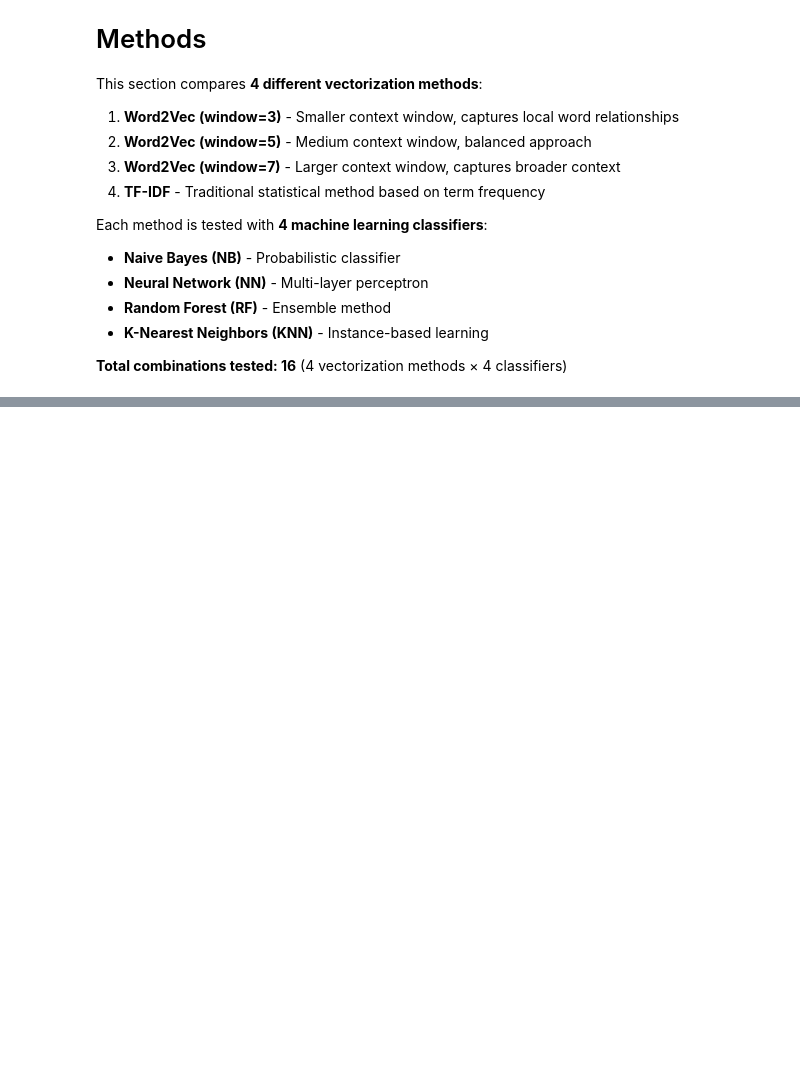
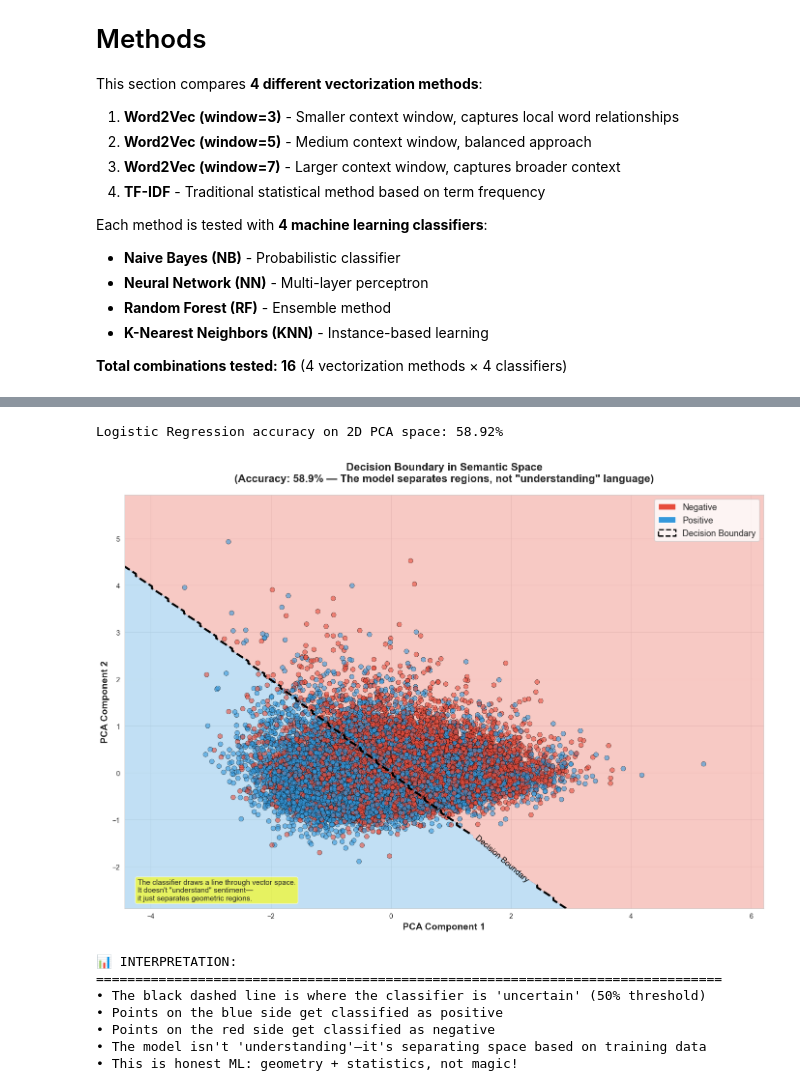
Before and after one commit to keshavagarwal2004dev/sentiment-analysis-using-word2vec, a Jupyter notebook: code.ipynb, the cells around one changed output, grey strips where cells are left out. Drawn from its saved outputs; the diff is of its cells as text; code cells hidden in the pictures; blank space fills up the shorter version.

```diff
--- a/code.ipynb
+++ b/code.ipynb
@@ -450,0 +867,78 @@ print("\n✓ Visualization saved as 'results_comparison.png'")
+# %%
+# Train a simple logistic regression on 2D PCA space
+clf = LogisticRegression(random_state=42, max_iter=1000)
+clf.fit(vectors_2d, all_labels)
+
+# Calculate accuracy
+accuracy = clf.score(vectors_2d, all_labels)
+print(f"Logistic Regression accuracy on 2D PCA space: {accuracy:.2%}")
+
+# Create mesh for decision boundary
+x_min, x_max = vectors_2d[:, 0].min() - 1, vectors_2d[:, 0].max() + 1
+y_min, y_max = vectors_2d[:, 1].min() - 1, vectors_2d[:, 1].max() + 1
+xx, yy = np.meshgrid(np.linspace(x_min, x_max, 200),
+                     np.linspace(y_min, y_max, 200))
+
+# Predict on mesh
+Z = clf.predict(np.c_[xx.ravel(), yy.ravel()])
+Z = Z.reshape(xx.shape)
+
+# Plot
+plt.figure(figsize=(14, 10))
+
+# Plot decision boundary
+plt.contourf(xx, yy, Z, alpha=0.3, levels=[-0.5, 0.5, 1.5],
+            colors=['#e74c3c', '#3498db'])
+
+# Plot decision line
+contour = plt.contour(xx, yy, Z, levels=[0.5], colors='black',
+                     linewidths=3, linestyles='--')
+plt.clabel(contour, inline=True, fontsize=12, fmt='Decision Boundary')
+
+# Plot points
+colors = ['#e74c3c' if label == 0 else '#3498db' for label in all_labels]
+plt.scatter(vectors_2d[:, 0], vectors_2d[:, 1],
+           c=colors, alpha=0.6, s=50, edgecolors='black', linewidth=0.5)
+
+# Legend
+from matplotlib.patches import Patch
+legend_elements = [
+    Patch(facecolor='#e74c3c', label='Negative'),
+    Patch(facecolor='#3498db', label='Positive'),
+    Patch(facecolor='none', edgecolor='black', linestyle='--',
+          linewidth=2, label='Decision Boundary')
+]
+plt.legend(handles=legend_elements, fontsize=13, loc='upper right')
+
+plt.xlabel('PCA Component 1', fontsize=14, fontweight='bold')
+plt.ylabel('PCA Component 2', fontsize=14, fontweight='bold')
+plt.title(f'Decision Boundary in Semantic Space\n(Accuracy: {accuracy:.1%} — The model separates regions, not "understanding" language)',
+          fontsize=16, fontweight='bold', pad=20)
+plt.grid(True, alpha=0.3)
+
+# Add annotation
+plt.text(0.02, 0.02,
+         'The classifier draws a line through vector space.\nIt doesn\'t "understand" sentiment—\nit just separates geometric regions.',
+         transform=plt.gca().transAxes, fontsize=11,
+         bbox=dict(boxstyle='round', facecolor='yellow', alpha=0.6))
+
+plt.tight_layout()
+plt.show()
+
+print("\n📊 INTERPRETATION:")
+print("="*80)
+print("• The black dashed line is where the classifier is 'uncertain' (50% threshold)")
+print("• Points on the blue side get classified as positive")
+print("• Points on the red side get classified as negative")
+print("• The model isn't 'understanding'—it's separating space based on training data")
+print("• This is honest ML: geometry + statistics, not magic!")
+# %% [output]
+Logistic Regression accuracy on 2D PCA space: 58.92%
+[figure, added]
+📊 INTERPRETATION:
+================================================================================
+• The black dashed line is where the classifier is 'uncertain' (50% threshold)
+• Points on the blue side get classified as positive
+• Points on the red side get classified as negative
+• The model isn't 'understanding'—it's separating space based on training data
+• This is honest ML: geometry + statistics, not magic!
```
Also changed, not shown: parts of 28 cells of this notebook, 14 other files.
